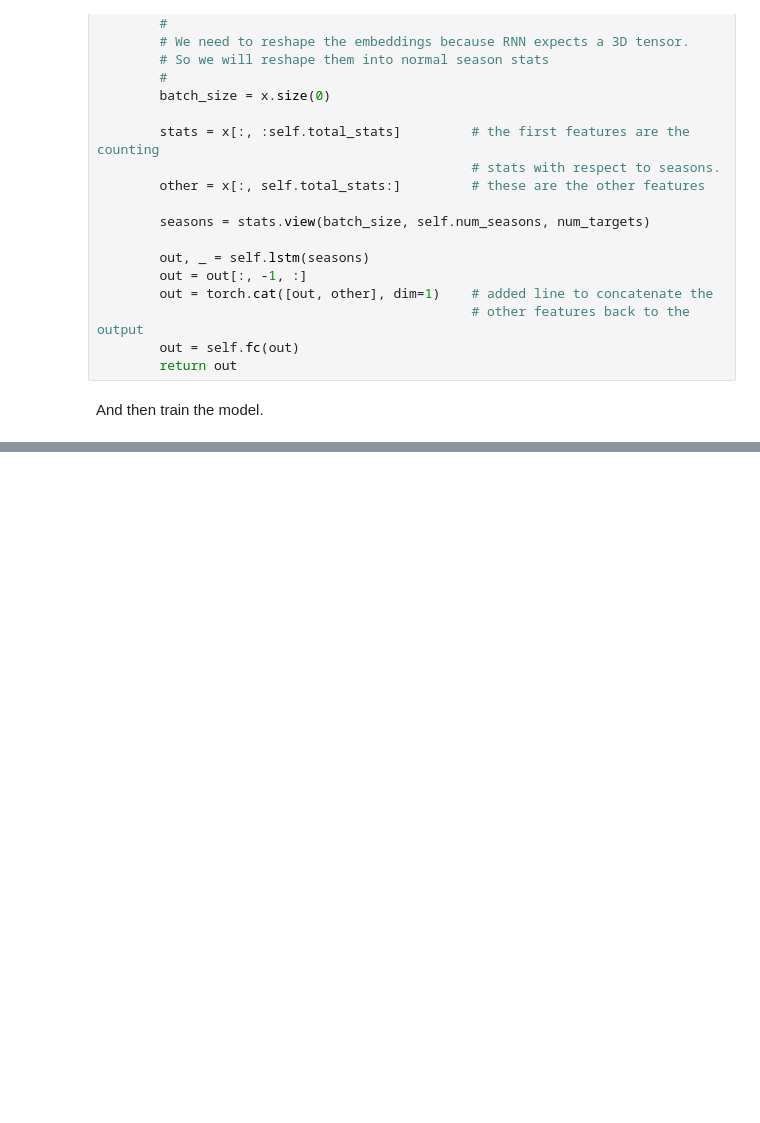
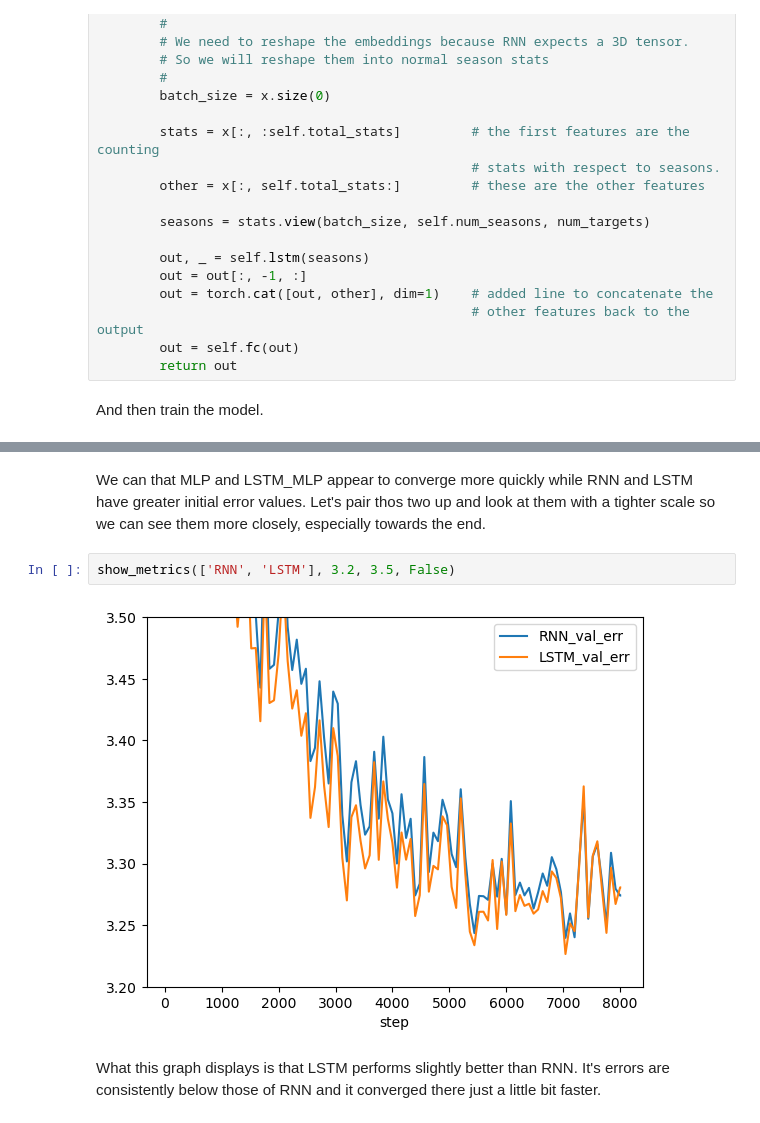
Before and after one commit to TreeLeef/nhl-performance-forecasting, a Jupyter notebook: worksheet.ipynb, the cells around one changed output, grey strips where cells are left out. Saved outputs shown, nothing was run; the diff lists cells and outputs as text; blank space fills up the shorter version.

```diff
--- a/worksheet.ipynb
+++ b/worksheet.ipynb
@@ -879,0 +1012,8 @@ show_metrics('LSTM')
+# %% [markdown]
+We can that MLP and LSTM_MLP appear to converge more quickly while RNN and LSTM have greater initial error values. Let's pair thos two up and look at them with a tighter scale so we can see them more closely, especially towards the end.
+# %%
+show_metrics(['RNN', 'LSTM'], 3.2, 3.5, False)
+# %% [output]
+[figure, added]
+# %% [markdown]
+What this graph displays is that LSTM performs slightly better than RNN. It's errors are consistently below those of RNN and it converged there just a little bit faster.
```
Also changed, not shown: parts of 20 cells of this notebook.
